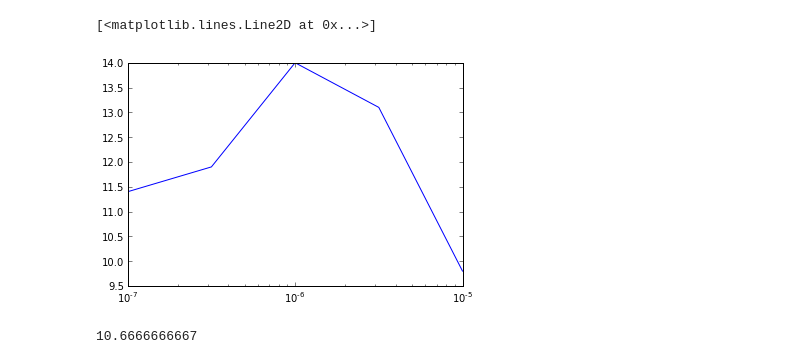
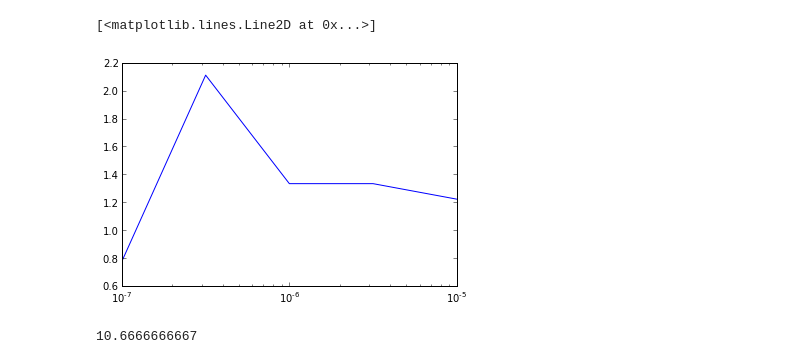
Before and after one commit to yzerlaut/transfer_functions, a Jupyter notebook: ou_with_reset.ipynb, the cells around one changed output. Cells and saved outputs as stored; diff of their text form; code cells hidden in the pictures.

```diff
--- a/ou_with_reset.ipynb
+++ b/ou_with_reset.ipynb
@@ -114,9 +113,8 @@ cdef double random_normal():
 
 
 @cython.cdivision(True)
-cdef double ou_sample(double y, double dt, double mu, double sigma, double tau):
-    cdef double diffcoef = 2*sigma**2/tau
-    cdef double A = sqrt(diffcoef*tau/2.*(1-exp(-2*dt/tau)))
+cdef double ou_sample(double y, double dt, double mu, double A, double tau):
+
     cdef double noise = random_normal()
     y = mu + (y - mu) * exp(-dt/tau) + A * noise
     return y
@@ -125,16 +123,25 @@ cdef double ou_sample(double y, double dt, double mu, double sigma, double tau):
 def fast_integrate_reset(double tmax, double dt, double v_thre, double v_reset, double tau,
                     double imu, double isigma, double itau):
     cdef int max_steps = (int)(tmax/dt)
+    cdef double diffcoef = 2*isigma**2/itau
+    cdef double A = sqrt(diffcoef*itau/2.*(1-exp(-2*dt/itau)))
+
     spikes, mem_potential = [], []
     cdef double v = v_reset
+
     cdef double t
     cdef int i
+    cdef double current = imu
     for i in range(max_steps):
         t = i*dt
-        v = -v*dt/tau + ou_sample(v, dt, imu, isigma, itau)
-        if v>v_thre:
+        current = ou_sample(current, dt, imu, A, itau)
+        v_old = v
+        v = v - v*dt/tau + current*dt
+        #v = current
+        #v = ou_sample(v, dt, imu, A, itau)
+        if (v>v_thre) and (v_old<v_thre):
             spikes.append(t)
-            v = v_reset
-        #mem_potential.append(v)
+            #v = v_reset
+        mem_potential.append(v)
     return spikes, mem_potential
 # %%
@@ -148,0 +151,16 @@ print len(fspikes)/tmax
+# %%
+mu_exc = 2.4e-8
+sigma_exc = 1.2e-8
+dt = 1e-4
+tau_m = 0.01
+Te = 5e-3
+tmax=50
+v_thresh=4e-10
+print mu_exc, sigma_exc, v_thresh
+
+fspikes, fvm = fast_integrate_reset(tmax, dt, v_thresh, 0, tau_m, mu_exc, sigma_exc, Te)
+fvm = fvm[int(1./dt):] #remove transients
+plt.plot(fvm)
+mu_theory = (mu_exc*tau_m)
+sigma_theory = np.sqrt(sigma_exc**2/(1./tau_m*(1./tau_m+1./Te)))
+print len(fspikes)/tmax, np.std(fvm)/sigma_theory, np.mean(fvm)/mu_theory
@@ -149,18 +171,19 @@ print len(fspikes)/tmax
 # %%
 tmax = 10.
 def fast_calc_fr(tmax, dt, mu, sigma, tau, threshold):
-    gexc = ornstein_uhlenbeck_current(dt, mu, sigma, tau, store=False)
-    spikes, _ = fast_integrate_reset(tmax, dt, threshold, mu, tau_m, mu, sigma, tau)
+    spikes, _ = fast_integrate_reset(tmax, dt, threshold, 0, tau_m, mu, sigma, tau)
+    t_trans = 1.
+    spikes = np.array(spikes)
     #integrate_reset(tmax, dt, gexc, threshold, mu, store=False)
-    return len(spikes)/tmax
+    return np.sum(spikes>t_trans)/(tmax-t_trans)
 
 param, fr = np.array([(_, fast_calc_fr(tmax, _, mu_exc, sigma_exc, Te, v_thresh))
                       for _ in np.logspace(-5, -7, 5)]).T
 
 plt.semilogx(param, fr)
 # %% [output]
 [<matplotlib.lines.Line2D at 0x...>]
-[figure, old version]
+[figure, new version]
 # %%
 gexc, exc_list = ornstein_uhlenbeck_current(dt, mu_exc, sigma_exc, Te)
 time, spikes, vm = integrate_reset(tmax, dt, gexc, v_thresh, mu_exc, tau_m)
```
Also changed, not shown: parts of 8 cells of this notebook.
